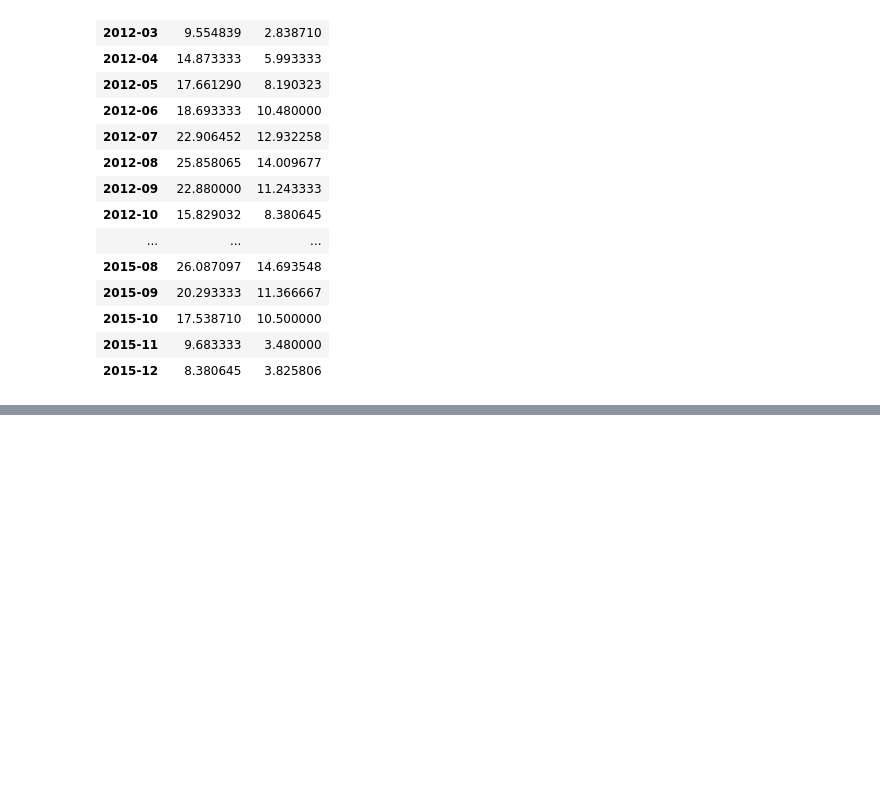
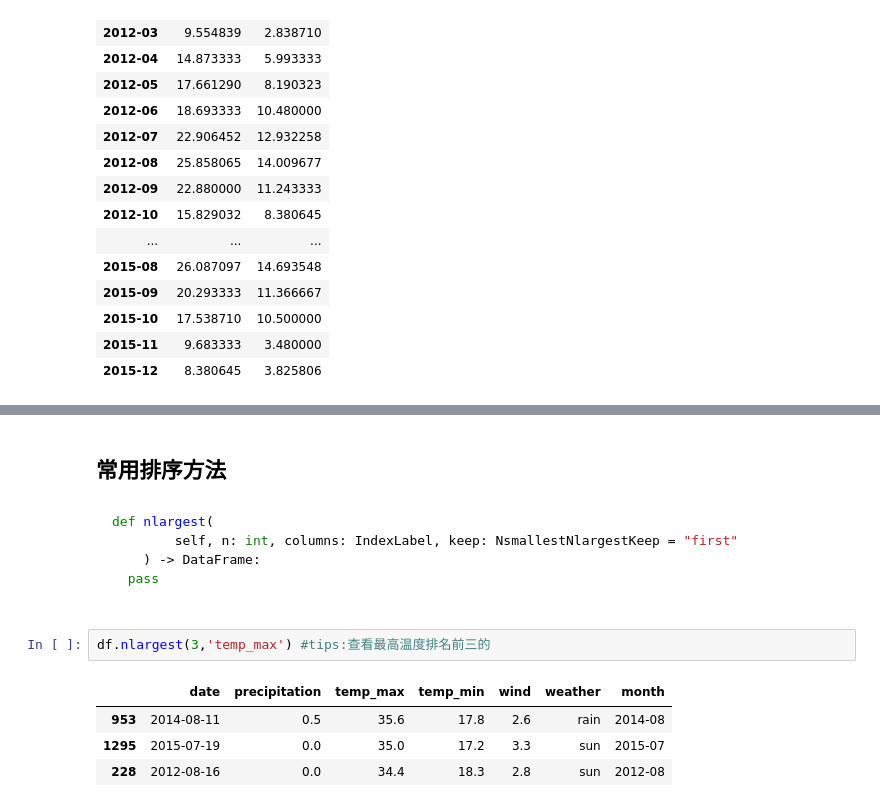
Before and after one commit to HaichengHao/LLM_Learn, a Jupyter notebook: v0/0Numpy_Pandas回顾/pandas/11天气分析.ipynb, the cells around one changed output, grey strips where cells are left out. Saved outputs shown, nothing was run; the diff lists cells and outputs as text; blank space fills up the shorter version.

````diff
--- a/v0/0Numpy_Pandas回顾/pandas/11天气分析.ipynb
+++ b/v0/0Numpy_Pandas回顾/pandas/11天气分析.ipynb
@@ -127,0 +163,17 @@ Name: weather, dtype: int64
+# %% [markdown]
+## 常用排序方法
+# %% [markdown]
+```python
+def nlargest(
+        self, n: int, columns: IndexLabel, keep: NsmallestNlargestKeep = "first"
+    ) -> DataFrame:
+  pass
+
+```
+# %%
+df.nlargest(3,'temp_max') #tips:查看最高温度排名前三的
+# %% [output]
+|  | date | precipitation | temp_max | temp_min | wind | weather | month |
+| 953 | 2014-08-11 | 0.5 | 35.6 | 17.8 | 2.6 | rain | 2014-08 |
+| 1295 | 2015-07-19 | 0.0 | 35.0 | 17.2 | 3.3 | sun | 2015-07 |
+| 228 | 2012-08-16 | 0.0 | 34.4 | 18.3 | 2.8 | sun | 2012-08 |
````
Also changed, not shown: parts of 11 cells of this notebook, 14 other files.
